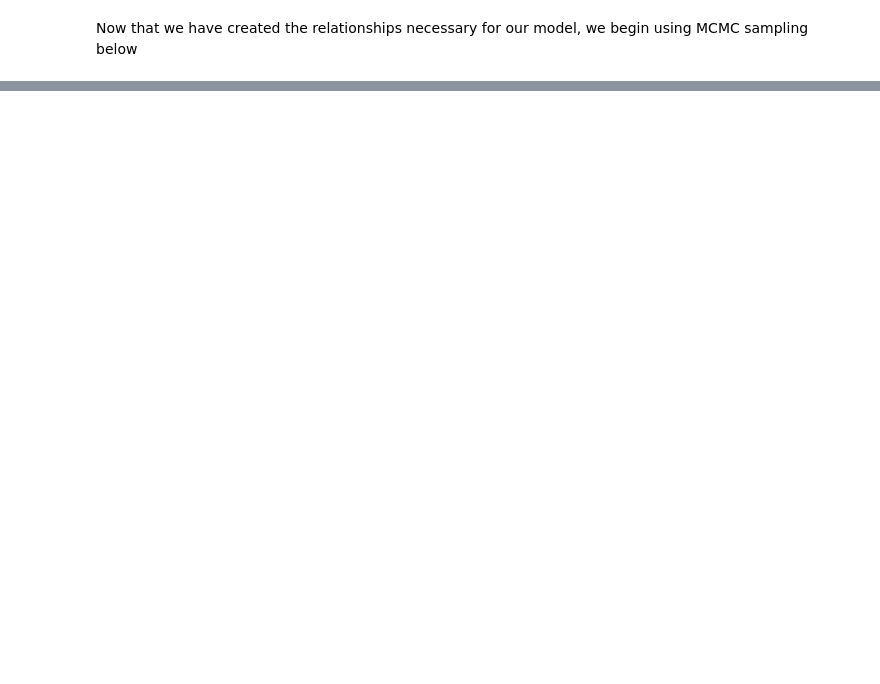
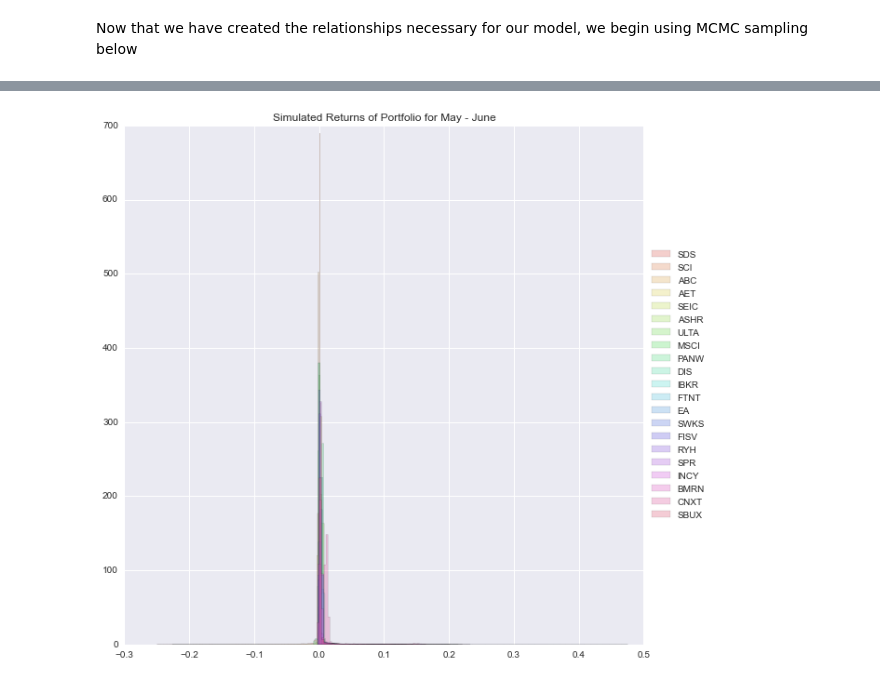
Before and after one commit to jonahwilliams/notebooks, a Jupyter notebook: independent_study/StockMarketAnalysisBayes.ipynb, the cells around one changed output, grey strips where cells are left out. Saved outputs shown, nothing was run; the diff lists cells and outputs as text; code cells hidden in the pictures; blank space fills up the shorter version.

```diff
--- a/independent_study/StockMarketAnalysisBayes.ipynb
+++ b/independent_study/StockMarketAnalysisBayes.ipynb
@@ -153,0 +244,14 @@ plt.show()
+# %%
+mu_samples = M.trace("returns")[:]
+# %%
+sns.set_style("darkgrid")
+plt.figure(figsize=(10, 10))
+for i in xrange(21):
+    plt.hist(mu_samples[:, i], histtype="stepfilled",
+             alpha=0.3, color=colors[i], bins=50,
+             label=portfolio.Ticker.values[i], normed=True)
+plt.title("Simulated Returns of Portfolio for May - June")
+plt.legend(loc='center left', bbox_to_anchor=(1, 0.5))
+plt.show()
+# %% [output]
+[figure, added]
```
Also changed, not shown: parts of 19 cells of this notebook.
